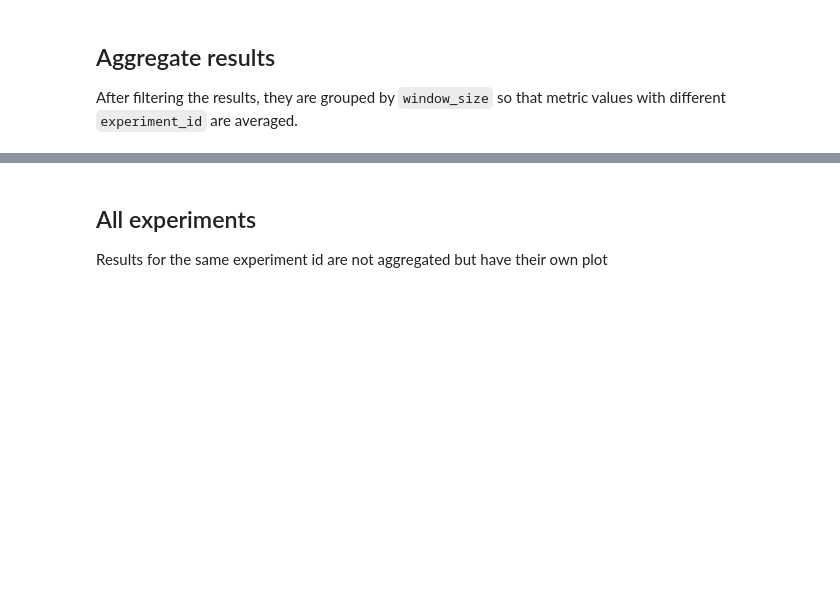
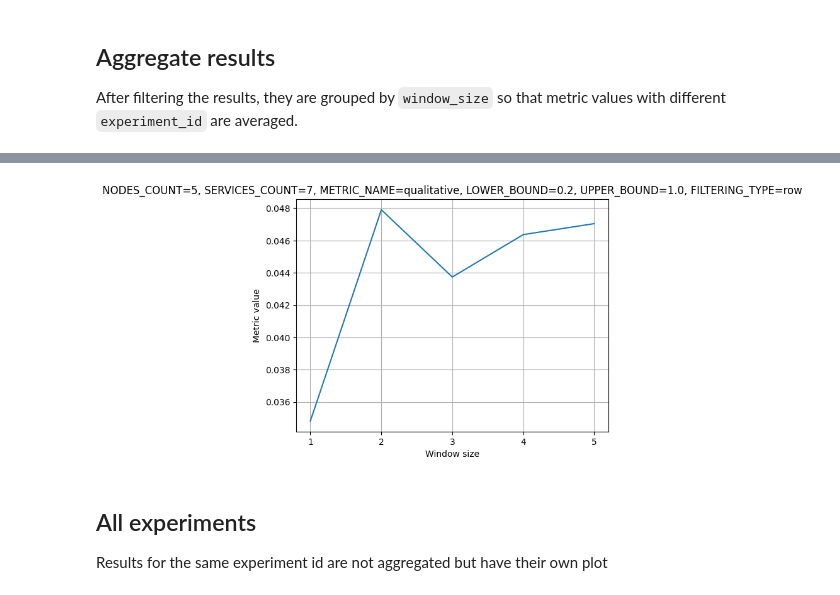
Before and after one commit to SESARLab/data-quality-simulator, a Jupyter notebook: notebooks/aggregate.ipynb, the cells around one changed output, grey strips where cells are left out. Cells and saved outputs as stored; diff of their text form; code cells hidden in the pictures; blank space fills up the shorter version.

```diff
--- a/notebooks/aggregate.ipynb
+++ b/notebooks/aggregate.ipynb
@@ -88,3 +99,27 @@ plt.show()
+# %%
+import matplotlib.pyplot as plt
+
+fig, ax = plt.subplots()
+# plt.figure(figsize=(10, 6))
+
+# x_series = agg_results_per_dataset['mixed'].index
+# y_series = pd.Series([], dtype='Float64')
+# for i in x_series:
+#     y_series[i] = agg_results_per_dataset['mixed'].loc[i, 'metric_value'] - agg_results_per_dataset['row'].loc[i, 'metric_value']
+
+# print(y_series)
+
+ax.plot(agg_results_per_dataset['mixed'].index, agg_results_per_dataset['mixed'] - agg_results_per_dataset['row'])
+plt.xticks(dresults.index)
+
+ax.set_title(f'NODES_COUNT={NODES_COUNT}, SERVICES_COUNT={SERVICES_COUNT}, METRIC_NAME={METRIC_NAME}, LOWER_BOUND={LOWER_BOUND}, UPPER_BOUND={UPPER_BOUND}, FILTERING_TYPE={FILTERING_TYPE}')
+ax.set_xlabel('Window size')
+ax.set_ylabel('Metric value')
+ax.grid(True)
+
+plt.show()
+# %% [output]
+[figure, added]
 # %% [markdown]
 ## All experiments
 
```
Also changed, not shown: parts of 5 cells of this notebook, 1 other file.
